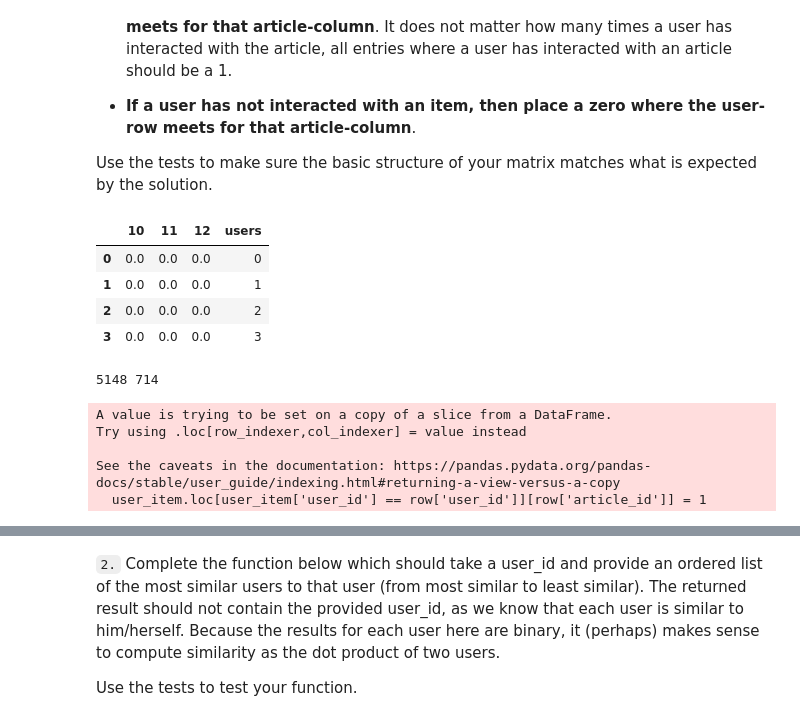
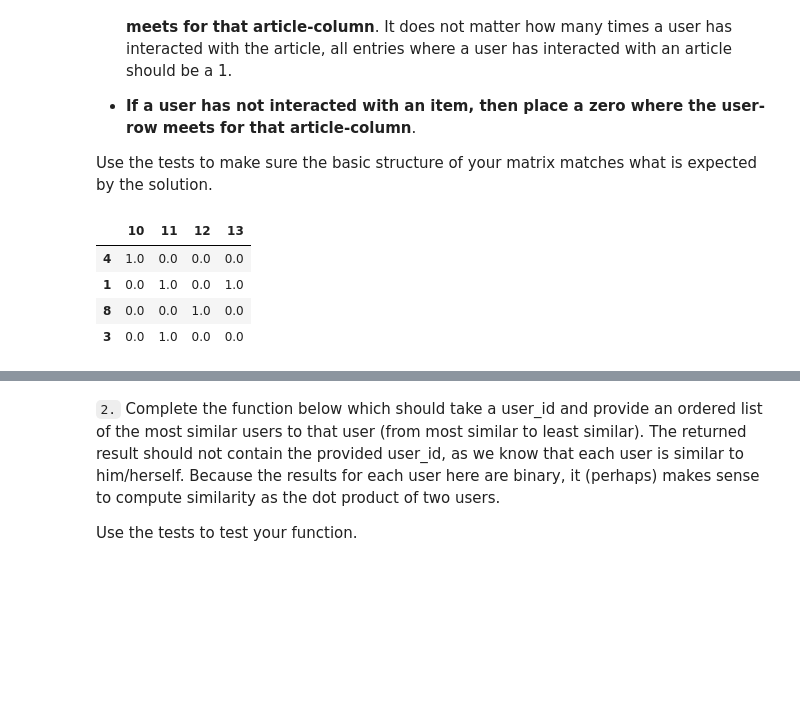
Before and after one commit to CristianCapsuna/Recommendations_with_IBM, a Jupyter notebook: Recommendations_with_IBM.ipynb, the cells around one changed output, grey strips where cells are left out. Drawn from its saved outputs; the diff is of its cells as text; code cells hidden in the pictures; blank space fills up the shorter version.

```diff
--- a/Recommendations_with_IBM.ipynb
+++ b/Recommendations_with_IBM.ipynb
@@ -119,7 +119,6 @@ print(df_content_unique_articles)
 # %%
 user_article_interactions = int(df.shape[0])# The number of user-article interactions
 unique_articles = int(df['article_id'].unique().shape[0])# The number of unique articles that have at least one interaction
-df = df.dropna(subset='email')
 total_articles = int(df_content['article_id'].unique().shape[0])# The number of unique articles on the IBM platform
 unique_users = int(df['email'].unique().shape[0])# The number of unique users
 # %%
@@ -295,69 +329,17 @@ Use the tests to make sure the basic structure of your matrix matches what is ex
 # %%
-test = pd.DataFrame({"article_id":[10,11,12,11,11],"title":["title0","title1","title2","title1","title1"],"user_id":[0,1,2,1,3]})
+test = pd.DataFrame({"article_id":[10,11,12,11,13,11],"title":["title0","title1","title2","title1","title3","title1"],"user_id":[4,1,8,1,1,3]})
 
 test = test.drop_duplicates(subset=["article_id","user_id"])
 
-# test.head()
+transformed_df=create_user_item_matrix(test)
 
-users = test['user_id'].unique()
-articles = test['article_id'].unique()
-
-empty_array = np.zeros((users.size, articles.size))
-new_df = pd.DataFrame(empty_array, columns=(articles))
-new_df['users'] = users
-
-new_df.head()
+transformed_df.head()
 # %% [output]
-|  | 10 | 11 | 12 | users |
-| 0 | 0.0 | 0.0 | 0.0 | 0 |
-| 1 | 0.0 | 0.0 | 0.0 | 1 |
-| 2 | 0.0 | 0.0 | 0.0 | 2 |
-| 3 | 0.0 | 0.0 | 0.0 | 3 |
+|  | 10 | 11 | 12 | 13 |
+| 4 | 1.0 | 0.0 | 0.0 | 0.0 |
+| 1 | 0.0 | 1.0 | 0.0 | 1.0 |
+| 8 | 0.0 | 0.0 | 1.0 | 0.0 |
+| 3 | 0.0 | 1.0 | 0.0 | 0.0 |
-# %%
-no_of_users = df['user_id'].unique()
-no_of_articles_articles = df['article_id'].unique()
-print(no_of_users.size, no_of_articles_articles.size)
-# %% [output]
-5148 714
-# %%
-# create the user-article matrix with 1's and 0's
-
-def create_user_item_matrix(df: pd.DataFrame):
-    '''
-    INPUT:
-    df - pandas dataframe with article_id, title, user_id columns
-
-    OUTPUT:
-    user_item - user item matrix
-
-    Description:
-    Return a matrix with user ids as rows and article ids on the columns with 1 values where a user interacted with
-    an article and a 0 otherwise
-    '''
-    # Fill in the function here
-
-    # df = df.drop(labels = "title", axis = 1)
-    df = df.drop_duplicates(subset = ["article_id","user_id"])
-
-    users = df['user_id'].unique()
-    articles = df['article_id'].unique()
-
-    empty_array = np.zeros((users.size, articles.size))
-    user_item = pd.DataFrame(empty_array, columns=(articles))
-    user_item['user_id'] = users
-
-    for idx, row in df.iterrows():
-        user_item.loc[user_item['user_id'] == row['user_id']][row['article_id']] = 1
-
-    return user_item # return the user_item matrix
-
-user_item = create_user_item_matrix(df)
-# %% [output]
-A value is trying to be set on a copy of a slice from a DataFrame.
-Try using .loc[row_indexer,col_indexer] = value instead
-
-See the caveats in the documentation: https://pandas.pydata.org/pandas-docs/stable/user_guide/indexing.html#returning-a-view-versus-a-copy
-  user_item.loc[user_item['user_id'] == row['user_id']][row['article_id']] = 1
 # %%
 ## Tests: You should just need to run this cell.  Don't change the code.
 assert user_item.shape[0] == 5149, "Oops!  The number of users in the user-article matrix doesn't look right."
```
Also changed, not shown: parts of 3 cells of this notebook.
